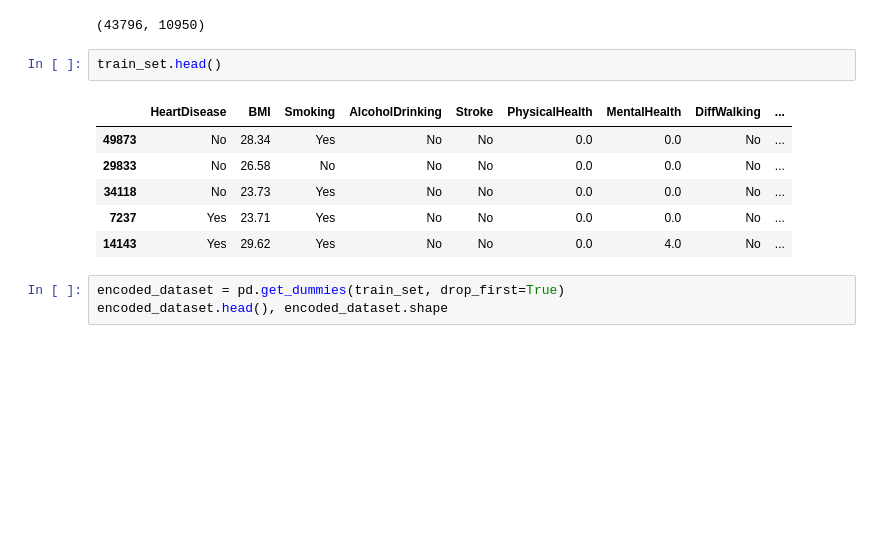
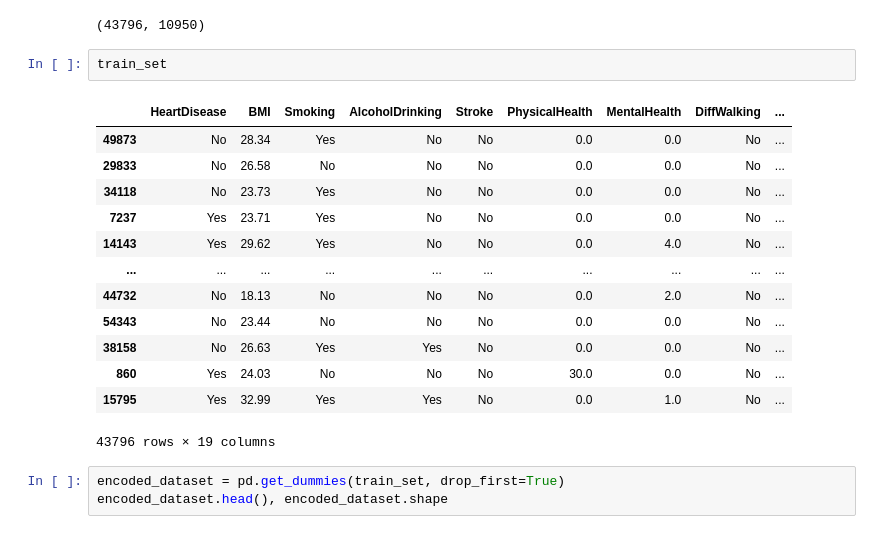
Before and after one commit to FurrowSam/California-Housing-Models, a Jupyter notebook: Sam's Data Cleaning and Preprocessing-checkpoint.ipynb, the cells around one changed output. Drawn from its saved outputs; the diff is of its cells as text; blank space fills up the shorter version.

```diff
--- a/Sam's Data Cleaning and Preprocessing-checkpoint.ipynb
+++ b/Sam's Data Cleaning and Preprocessing-checkpoint.ipynb
@@ -70,14 +70,21 @@ len(train_set), len(test_set)
 # %% [output]
 (43796, 10950)
 # %%
-train_set.head()
+train_set
 # %% [output]
 |  | HeartDisease | BMI | Smoking | AlcoholDrinking | Stroke | PhysicalHealth | MentalHealth | DiffWalking | ... |
 | 49873 | No | 28.34 | Yes | No | No | 0.0 | 0.0 | No | ... |
 | 29833 | No | 26.58 | No | No | No | 0.0 | 0.0 | No | ... |
 | 34118 | No | 23.73 | Yes | No | No | 0.0 | 0.0 | No | ... |
 | 7237 | Yes | 23.71 | Yes | No | No | 0.0 | 0.0 | No | ... |
 | 14143 | Yes | 29.62 | Yes | No | No | 0.0 | 4.0 | No | ... |
+| ... | ... | ... | ... | ... | ... | ... | ... | ... | ... |
+| 44732 | No | 18.13 | No | No | No | 0.0 | 2.0 | No | ... |
+| 54343 | No | 23.44 | No | No | No | 0.0 | 0.0 | No | ... |
+| 38158 | No | 26.63 | Yes | Yes | No | 0.0 | 0.0 | No | ... |
+| 860 | Yes | 24.03 | No | No | No | 30.0 | 0.0 | No | ... |
+| 15795 | Yes | 32.99 | Yes | Yes | No | 0.0 | 1.0 | No | ... |
+43796 rows × 19 columns
 # %%
 encoded_dataset = pd.get_dummies(train_set, drop_first=True)
 encoded_dataset.head(), encoded_dataset.shape
```
Also changed, not shown: parts of 10 cells of this notebook, 3 other files.
